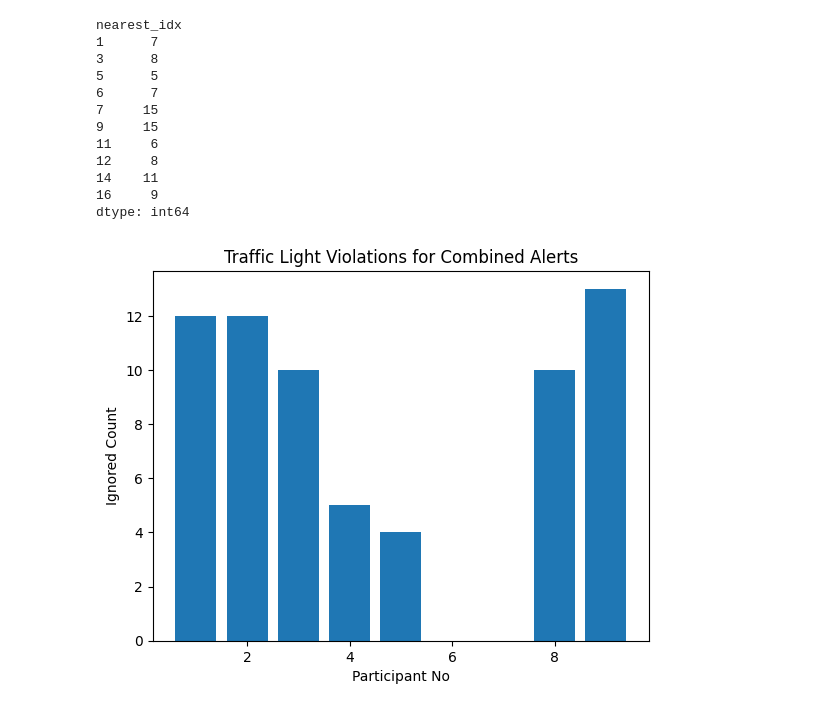
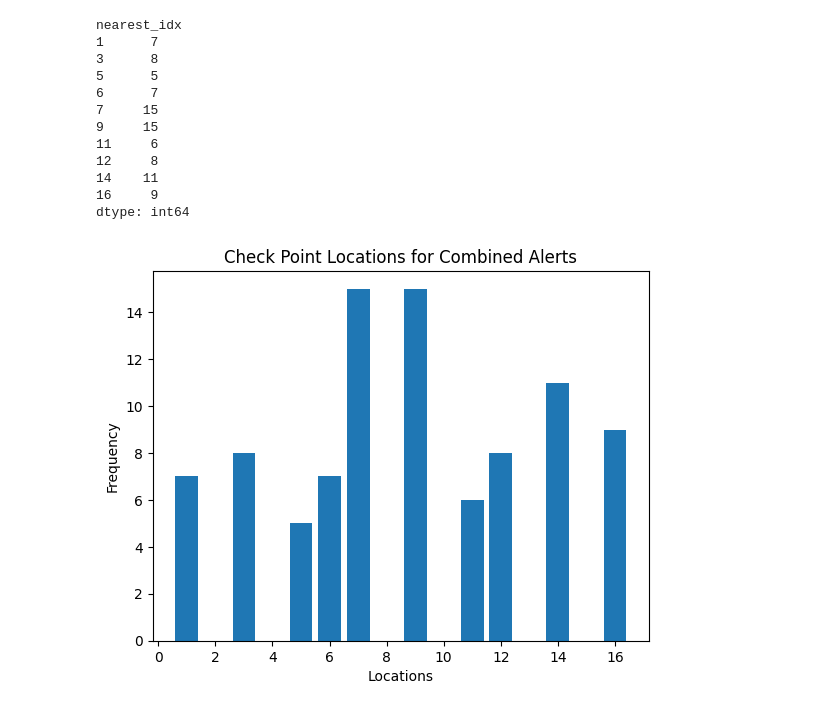
Before and after one commit to KeirAAAlcantara/SimAnalysis, a Jupyter notebook: Sim_Analysis.ipynb, the cells around one changed output. Cells and saved outputs as stored; diff of their text form; code cells hidden in the pictures.

Commit message:
added visuals

```diff
--- a/Sim_Analysis.ipynb
+++ b/Sim_Analysis.ipynb
@@ -1257,12 +1035,12 @@ nearest_idx
 16     9
 dtype: int64
 # %%
-plt.bar(area2.index, area2.values)
+plt.bar(area4.index, area4.values)
 
-plt.xlabel("Participant No")
-plt.ylabel("Ignored Count")
-plt.title("Traffic Light Violations for Combined Alerts")
+plt.xlabel("Locations")
+plt.ylabel("Frequency")
+plt.title("Check Point Locations for Combined Alerts")
 
 plt.show()
 # %% [output]
-[figure, old version]
+[figure, new version]
```
Also changed, not shown: parts of 34 cells of this notebook, 1 other file.
